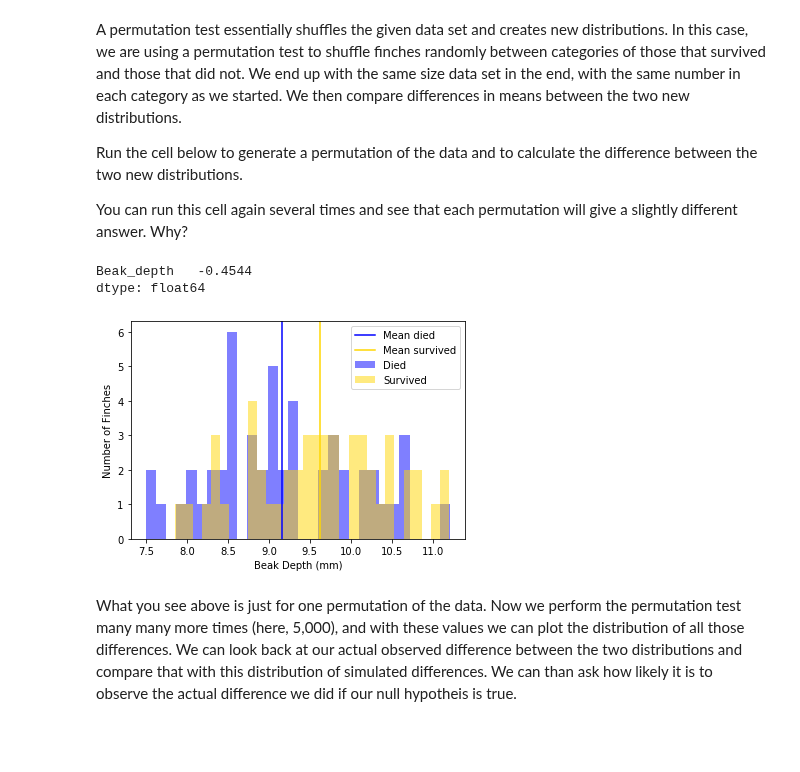
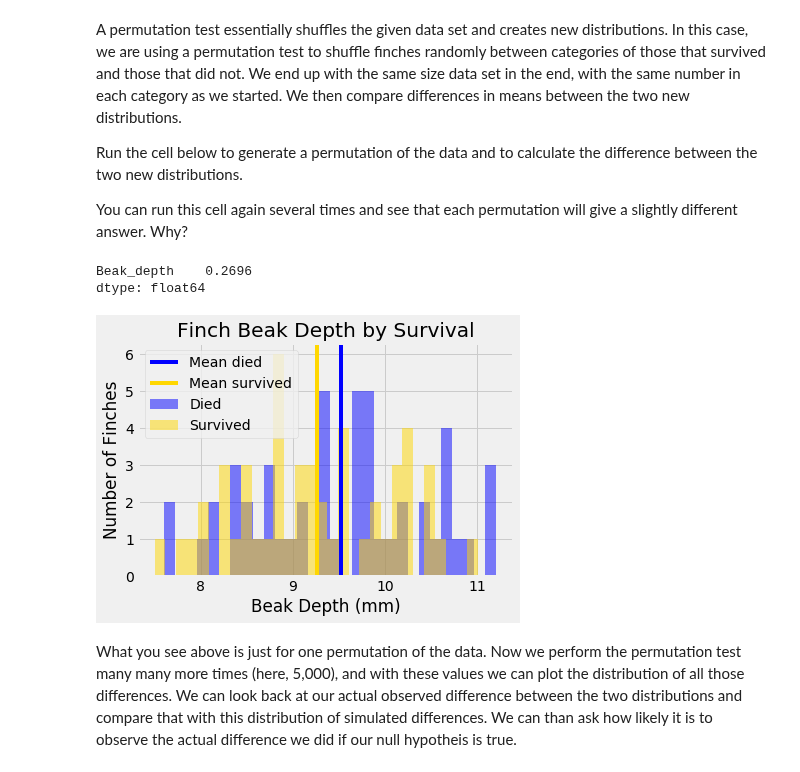
Before and after one commit to ds-modules/Bio-1B, a Jupyter notebook: Bio 1B Jupyter Introduction Darwin's Finches example.ipynb, the cells around one changed output. Saved outputs shown, nothing was run; the diff lists cells and outputs as text; code cells hidden in the pictures; blank space fills up the shorter version.

```diff
--- a/Bio 1B Jupyter Introduction Darwin's Finches example.ipynb
+++ b/Bio 1B Jupyter Introduction Darwin's Finches example.ipynb
@@ -70,11 +66,12 @@ __You will need to run this next cell to import tools needed by Python for manip
 # %%
 import numpy as np
 import pandas as pd
-#import qgrid
 import ipywidgets as widgets
 from IPython.display import display
 import matplotlib.pyplot as plt
 %matplotlib inline
+
+plt.style.use('fivethirtyeight')
 # %% [markdown]
 <br>
 
@@ -178,29 +177,31 @@ Run the cell below to generate a permutation of the data and to calculate the di
 
 You can run this cell again several times and see that each permutation will give a slightly different answer. Why?
 # %%
-perm_example = pd.DataFrame({
-    'Beak_depth':data['Beak_depth'].sample(len(data['Beak_depth'])),
+pd.DataFrame({
+    'Beak_depth':data['Beak_depth'].sample(frac=1),
     'Survived':np.append(np.repeat('No', 50), np.repeat('Yes', 50))
 })
-#perm_example
 
-dataNo = perm_example[:50]
-dataYes = perm_example[50:]
+dataNo = perm_example[perm_example['Survived'] == 'No']
+dataYes = perm_example[perm_example['Survived'] == 'Yes']
 
 plt.hist(dataNo['Beak_depth'] , color='blue', alpha=0.5, bins=30, label='Died')
 plt.hist(dataYes['Beak_depth'], color='gold', alpha=0.5, bins=30, label='Survived')
+
 plt.axvline(dataNo['Beak_depth'].mean(), color='blue', label='Mean died')
 plt.axvline(dataYes['Beak_depth'].mean(), color='gold', label='Mean survived')
+
 plt.xlabel('Beak Depth (mm)')
 plt.ylabel('Number of Finches')
+plt.title('Finch Beak Depth by Survival')
 plt.legend();
 
-perm_difference = perm_example[perm_example['Survived']=='No'].mean() - perm_example[perm_example['Survived']=='Yes'].mean()
-perm_difference
+perm_difference = perm_example[perm_example['Survived']=='No'].mean() - perm_example[perm_example['Survived']=='Yes'].mean();
+print(perm_difference)
 # %% [output]
-Beak_depth   -0.4544
+Beak_depth    0.2696
 dtype: float64
-[figure, old version]
+[figure, new version]
 # %% [markdown]
 What you see above is just for one permutation of the data. Now we perform the permutation test many many more times (here, 5,000), and with these values we can plot the distribution of all those differences. We can look back at our actual observed difference between the two distributions and compare that with this distribution of simulated differences.  We can than ask how likely it is to observe the actual difference we did if our null hypotheis is true.
 # %%
```
Also changed, not shown: parts of 9 cells of this notebook.
